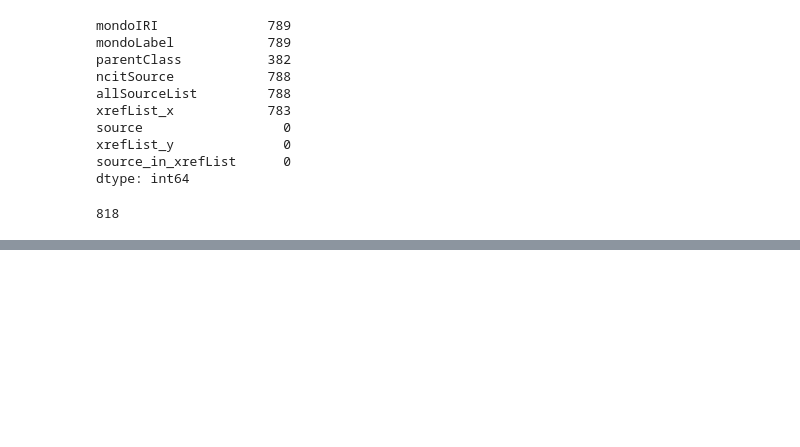
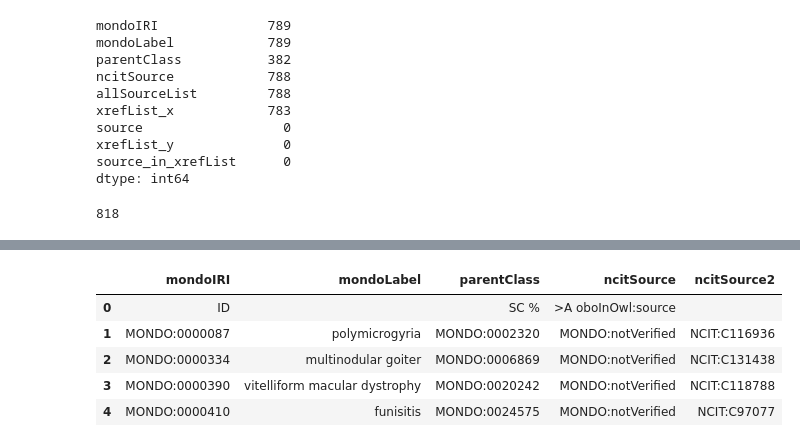
Before and after one commit to monarch-initiative/mondo-curation-analysis, a Jupyter notebook: mondo-subclass-sync-analysis/NCIT SubclassOf Source and Xref Comparison.ipynb, the cells around one changed output, grey strips where cells are left out. Saved outputs shown, nothing was run; the diff lists cells and outputs as text; code cells hidden in the pictures; blank space fills up the shorter version.

Commit message:
update notebook and create ROBOT file

```diff
--- a/mondo-subclass-sync-analysis/NCIT SubclassOf Source and Xref Comparison.ipynb
+++ b/mondo-subclass-sync-analysis/NCIT SubclassOf Source and Xref Comparison.ipynb
@@ -314,3 +314,33 @@ ncit_subclass_provenance_robot_df.head()
+# %%
+# In hidsight, let's keep the existing record of the current ncitSource values and rename to ncitSource2
+# and remove the '>A oboInOwl:source' and then add another column named ncitSource that does
+# >A oboInOwl:source and add values MONDO:notVerified for all rows
+
+
+# Rename the column 'ncitSource' to 'ncitSource2'
+ncit_subclass_provenance_robot_df.rename(columns={'ncitSource': 'ncitSource2'}, inplace=True)
+
+# Insert the new column 'ncitSource' with the value 'MONDO:notVerified' after 'parentClass'
+ncit_subclass_provenance_robot_df.insert(
+    ncit_subclass_provenance_robot_df.columns.get_loc('parentClass') + 1,
+    'ncitSource',
+    'MONDO:notVerified'
+)
+
+# Update the second row header for the new column 'ncitSource'
+second_header = ["ID", "", "SC %", ">A oboInOwl:source", ""]
+ncit_subclass_provenance_robot_df.iloc[0] = second_header
+
+
+
+ncit_subclass_provenance_robot_df.head()
+# %% [output]
+|  | mondoIRI | mondoLabel | parentClass | ncitSource | ncitSource2 |
+| 0 | ID |  | SC % | >A oboInOwl:source |  |
+| 1 | MONDO:0000087 | polymicrogyria | MONDO:0002320 | MONDO:notVerified | NCIT:C116936 |
+| 2 | MONDO:0000334 | multinodular goiter | MONDO:0006869 | MONDO:notVerified | NCIT:C131438 |
+| 3 | MONDO:0000390 | vitelliform macular dystrophy | MONDO:0020242 | MONDO:notVerified | NCIT:C118788 |
+| 4 | MONDO:0000410 | funisitis | MONDO:0024575 | MONDO:notVerified | NCIT:C97077 |
 # %%
 # Save to file the information in filtered_rows (contains information on Mondo classes where the
 # subclassOf provenance would have no values since there is only 1 NCIT source annotation). This file will
```
Also changed, not shown: parts of 2 cells of this notebook, 1 other file.
